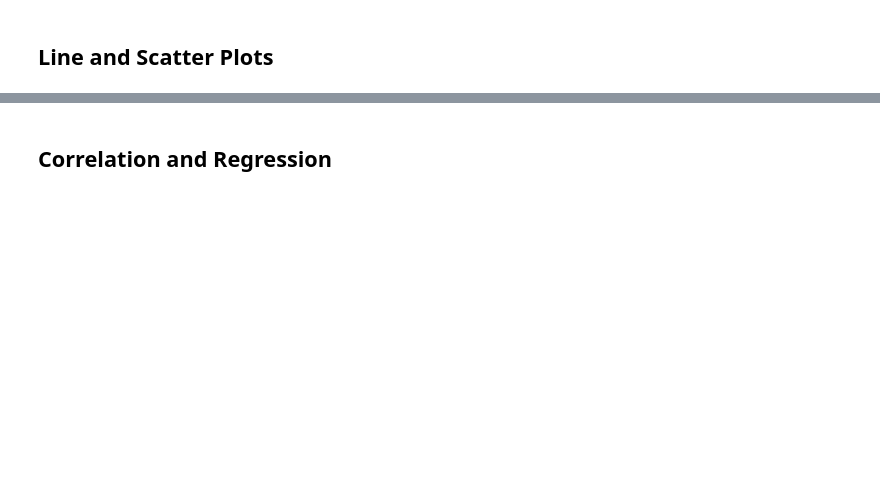
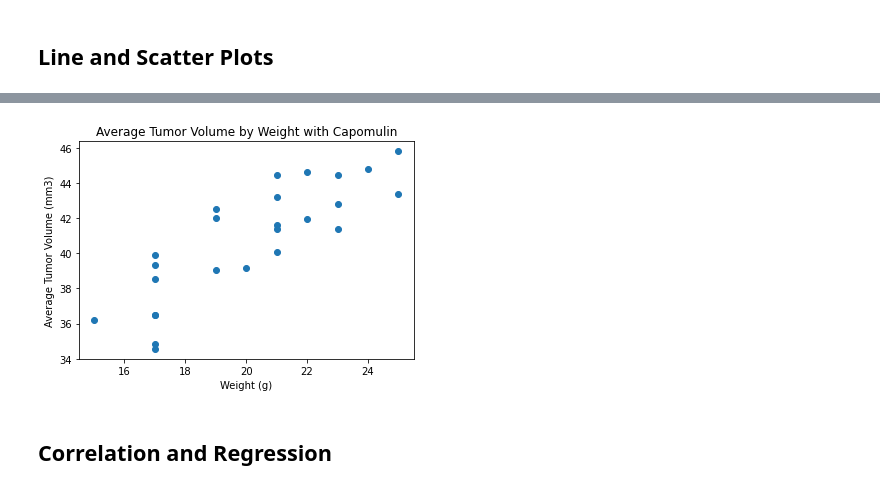
Before and after one commit to leonardz17/Matplotlib_Challenge, a Jupyter notebook: pymaceuticals_final.ipynb, the cells around one changed output, grey strips where cells are left out. Cells and saved outputs as stored; diff of their text form; code cells hidden in the pictures; blank space fills up the shorter version.

```diff
--- a/pymaceuticals_final.ipynb
+++ b/pymaceuticals_final.ipynb
@@ -260,2 +285,20 @@ SyntaxError: invalid syntax (<ipython-input-30-41f6e45e4898>, line 8)
+# %%
+# Generate a scatter plot of average tumor volume vs. mouse weight for the Capomulin regimen
+tumor_weight = cleaned_mousedata[["Mouse ID","Tumor Volume (mm3)","Weight (g)","Drug Regimen"]]
+tumor_weight = tumor_weight.loc[tumor_weight["Drug Regimen"]=="Capomulin"]
+tumor_weight_grouped = tumor_weight.groupby("Mouse ID").mean()
+
+# Set x and y axis
+x_tw = tumor_weight_grouped["Weight (g)"]
+y_tw = tumor_weight_grouped["Tumor Volume (mm3)"]
+
+# Scatter plot
+plt.scatter(x_tw,y_tw)
+plt.xlabel("Weight (g)")
+plt.ylabel("Average Tumor Volume (mm3)")
+plt.title("Average Tumor Volume by Weight with Capomulin")
+plt.show()
+# %% [output]
+[figure, added]
 # %% [markdown]
 ## Correlation and Regression
```
Also changed, not shown: parts of 12 cells of this notebook.
